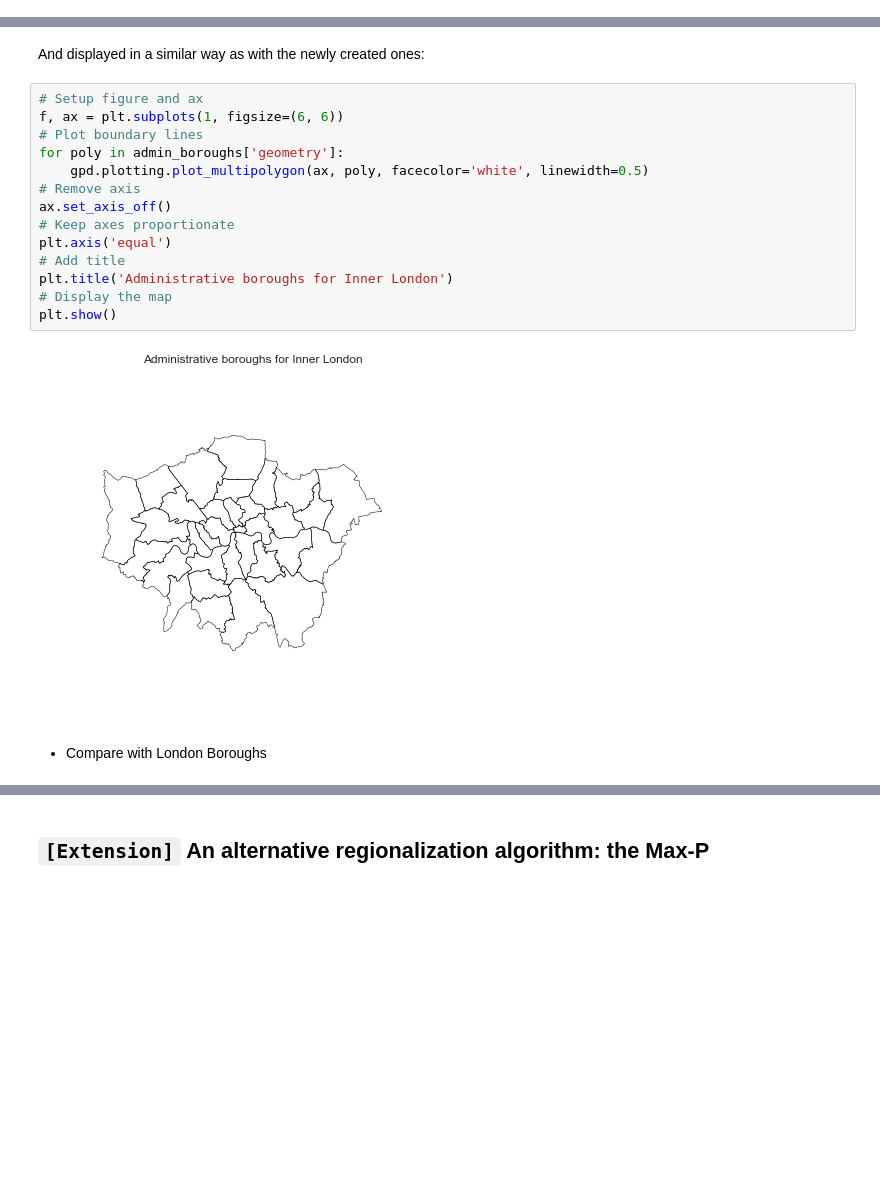
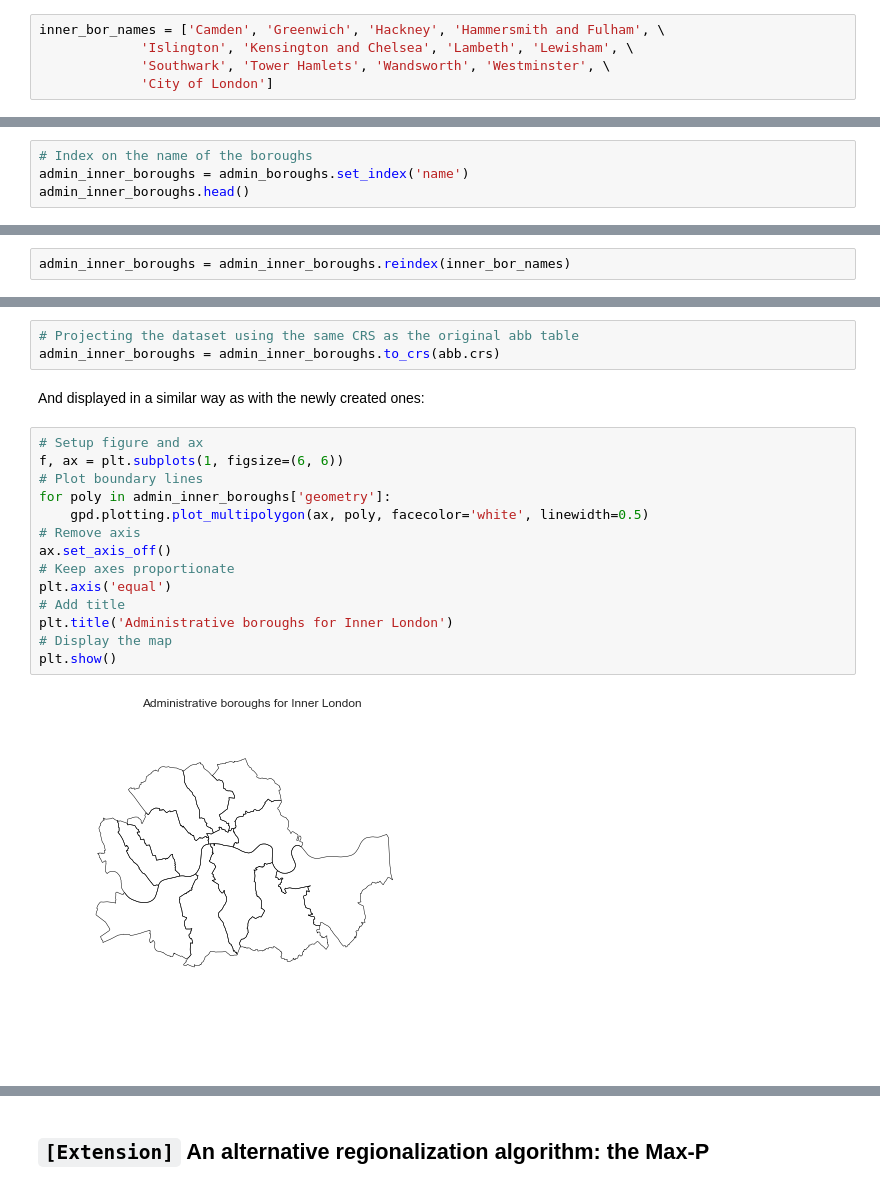
Before and after one commit to darribas/gds15, a Jupyter notebook: content/labs/lab_08.ipynb, the cells around one changed output, grey strips where cells are left out. Drawn from its saved outputs; the diff is of its cells as text; blank space fills up the shorter version.

```diff
--- a/content/labs/lab_08.ipynb
+++ b/content/labs/lab_08.ipynb
@@ -530,0 +539,5 @@ The table above contains *all* the borough
+# %%
+inner_bor_names = ['Camden', 'Greenwich', 'Hackney', 'Hammersmith and Fulham', \
+             'Islington', 'Kensington and Chelsea', 'Lambeth', 'Lewisham', \
+             'Southwark', 'Tower Hamlets', 'Wandsworth', 'Westminster', \
+             'City of London']
@@ -530,0 +546,4 @@ The table above contains *all* the borough
+# %%
+# Index on the name of the boroughs
+admin_inner_boroughs = admin_boroughs.set_index('name')
+admin_inner_boroughs.head()
@@ -531 +560,3 @@ The table above contains *all* the borough
+# %%
+admin_inner_boroughs = admin_inner_boroughs.reindex(inner_bor_names)
 # %% [markdown]
@@ -535,20 +564,21 @@ admin_boroughs = admin_boroughs.to_crs(abb.crs)
+# %%
+# Projecting the dataset using the same CRS as the original abb table
+admin_inner_boroughs = admin_inner_boroughs.to_crs(abb.crs)
 # %% [markdown]
 And displayed in a similar way as with the newly created ones:
 # %%
 # Setup figure and ax
 f, ax = plt.subplots(1, figsize=(6, 6))
 # Plot boundary lines
-for poly in admin_boroughs['geometry']:
+for poly in admin_inner_boroughs['geometry']:
     gpd.plotting.plot_multipolygon(ax, poly, facecolor='white', linewidth=0.5)
 # Remove axis
 ax.set_axis_off()
 # Keep axes proportionate
 plt.axis('equal')
 # Add title
 plt.title('Administrative boroughs for Inner London')
 # Display the map
 plt.show()
 # %% [output]
-[figure, old version]
+[figure, new version]
-# %% [markdown]
-* Compare with London Boroughs
```
Also changed, not shown: parts of 17 cells of this notebook, 2 other files.
